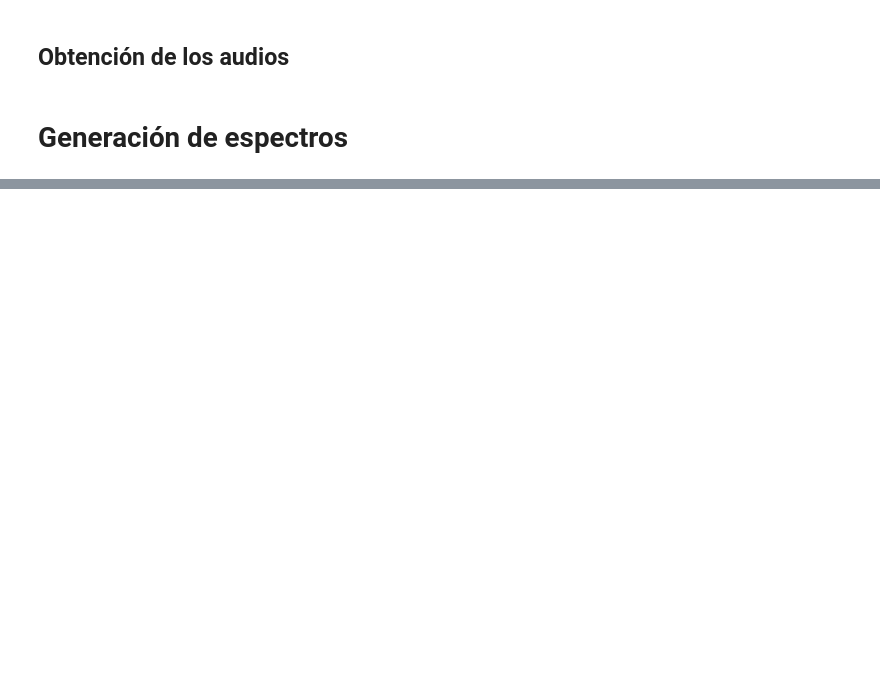
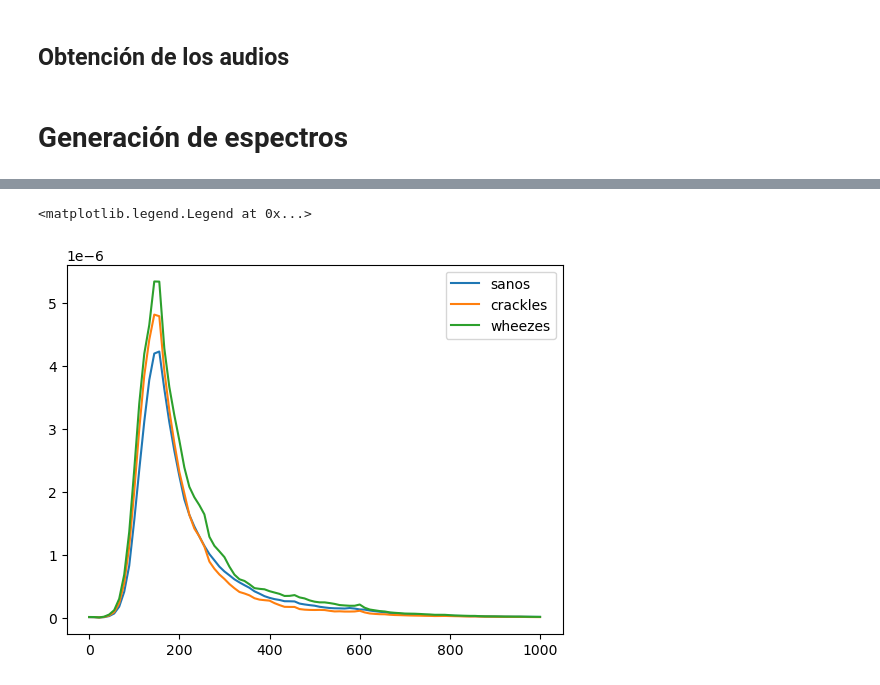
Before and after one commit to Astolfo2332/Respiratory_Difference, a Jupyter notebook: Proyecto_3_los_4GB.ipynb, the cells around one changed output, grey strips where cells are left out. Saved outputs shown, nothing was run; the diff lists cells and outputs as text; code cells hidden in the pictures; blank space fills up the shorter version.

```diff
--- a/Proyecto_3_los_4GB.ipynb
+++ b/Proyecto_3_los_4GB.ipynb
@@ -107,0 +108,8 @@ ValueError: operands could not be broadcast together with shapes (150,) (516,)
+# %%
+f=np.linspace(0,1000,len(prom[0]))
+for i in prom:
+    plt.plot(f,i)
+plt.legend(["sanos","crackles","wheezes"])
+# %% [output]
+<matplotlib.legend.Legend at 0x...>
+[figure, added]
```
Also changed, not shown: parts of 11 cells of this notebook, 3 other files.
